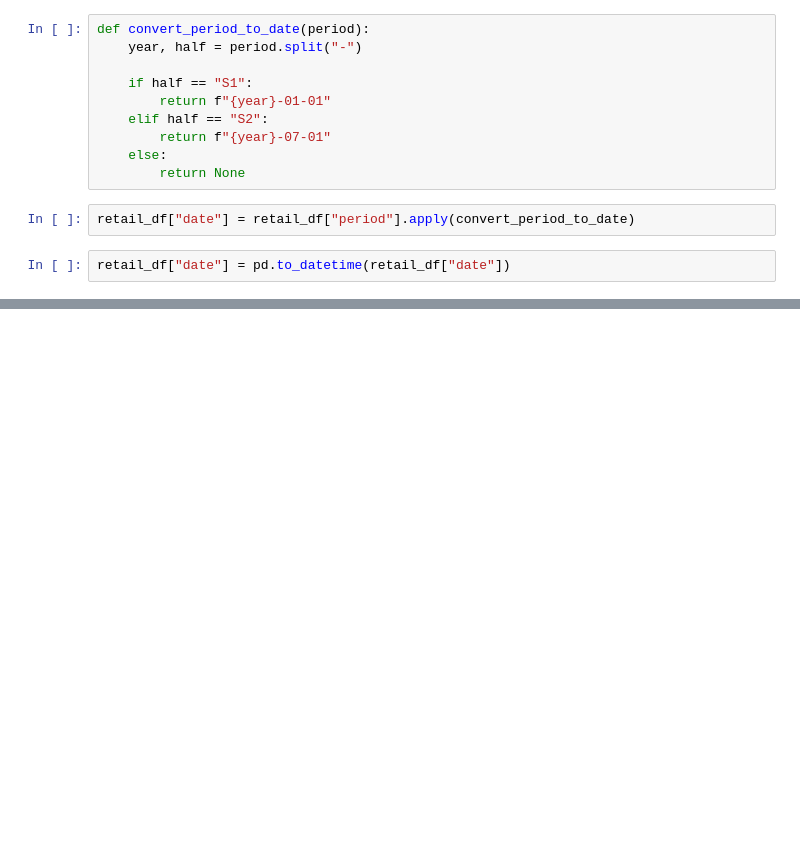
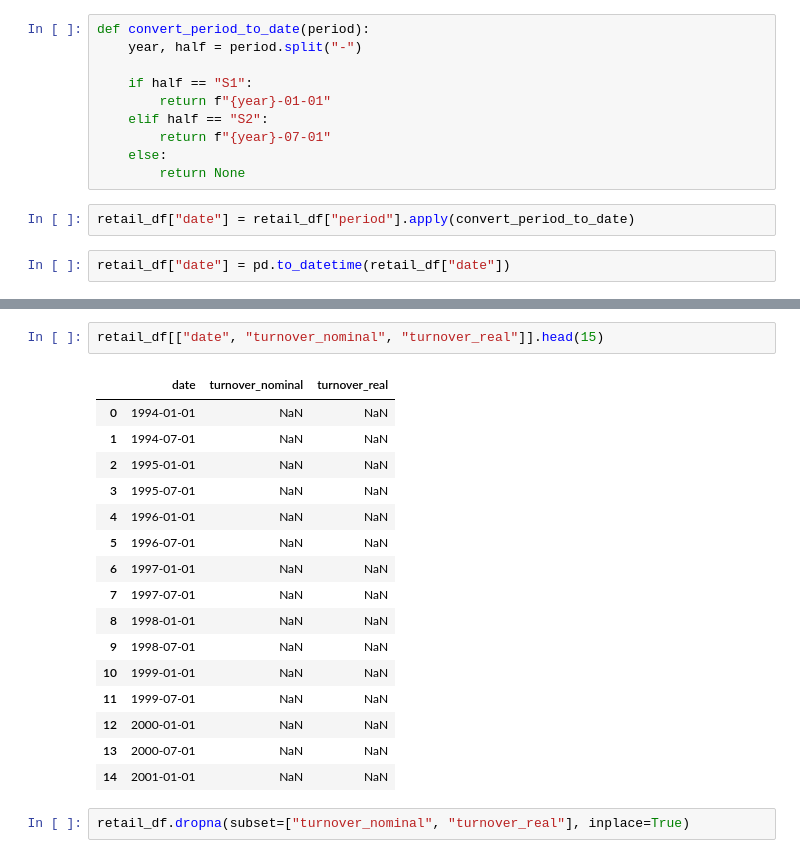
Before and after one commit to dubeykrish0307/GermanBusinessDataAutopsy, a Jupyter notebook: Notebooks/01_data_ingestion.ipynb, the cells around one changed output, grey strips where cells are left out. Cells and saved outputs as stored; diff of their text form; blank space fills up the shorter version.

Commit message:
Handle structural missing values in retail turnover series

```diff
--- a/Notebooks/01_data_ingestion.ipynb
+++ b/Notebooks/01_data_ingestion.ipynb
@@ -51,0 +136,21 @@ retail_df[["period", "date"]].head(6)
+# %%
+retail_df[["date", "turnover_nominal", "turnover_real"]].head(15)
+# %% [output]
+|  | date | turnover_nominal | turnover_real |
+| 0 | 1994-01-01 | NaN | NaN |
+| 1 | 1994-07-01 | NaN | NaN |
+| 2 | 1995-01-01 | NaN | NaN |
+| 3 | 1995-07-01 | NaN | NaN |
+| 4 | 1996-01-01 | NaN | NaN |
+| 5 | 1996-07-01 | NaN | NaN |
+| 6 | 1997-01-01 | NaN | NaN |
+| 7 | 1997-07-01 | NaN | NaN |
+| 8 | 1998-01-01 | NaN | NaN |
+| 9 | 1998-07-01 | NaN | NaN |
+| 10 | 1999-01-01 | NaN | NaN |
+| 11 | 1999-07-01 | NaN | NaN |
+| 12 | 2000-01-01 | NaN | NaN |
+| 13 | 2000-07-01 | NaN | NaN |
+| 14 | 2001-01-01 | NaN | NaN |
+# %%
+retail_df.dropna(subset=["turnover_nominal", "turnover_real"], inplace=True)
```
Also changed, not shown: parts of 11 cells of this notebook.
